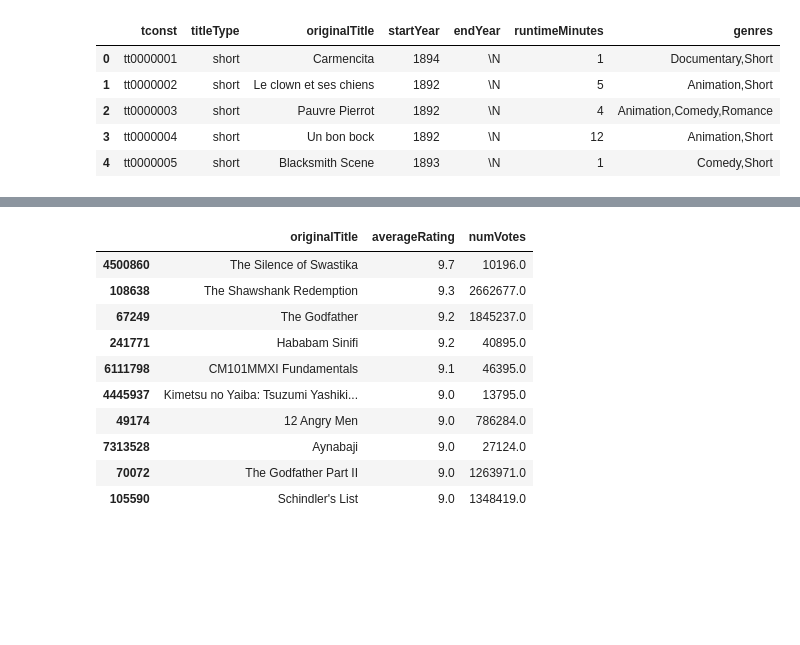
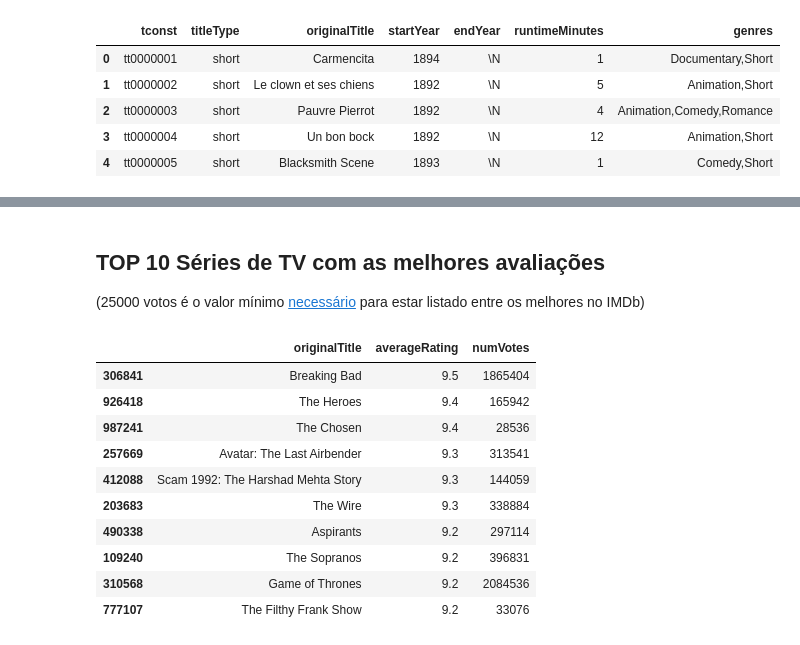
Before and after one commit to LRLeite/Data-Analytics, a Jupyter notebook: IMDb.ipynb, the cells around one changed output, grey strips where cells are left out. Saved outputs shown, nothing was run; the diff lists cells and outputs as text; code cells hidden in the pictures; blank space fills up the shorter version.

```diff
--- a/IMDb.ipynb
+++ b/IMDb.ipynb
@@ -43,4 +59,5 @@ ratings.head()
 # %%
-avaliation = pd.merge(basics[['tconst', 'titleType', 'originalTitle']], ratings[['tconst','averageRating', 'numVotes']], on = 'tconst', how = 'left')
+#Join
+avaliation = pd.merge(basics[['tconst', 'titleType', 'originalTitle', 'startYear', 'runtimeMinutes']].loc[basics.titleType.isin(['movie', 'tvMovie', 'tvSeries'])], ratings[['tconst','averageRating', 'numVotes']], on = 'tconst', how = 'left')
 avaliation.head()
 # %% [output]
@@ -59,0 +89,8 @@ array(['short', 'movie', 'tvSeries', 'tvShort', 'tvMovie', 'tvEpisode',
+# %%
+#Substituir os valores "\\N", para converter as colunas para tipo númerico na sequência
+cols = ['startYear', 'endYear', 'runtimeMinutes']
+avaliation[cols] = basics[cols].replace({'\\N': np.nan})
+# %%
+#Converter colunas para tipo inteiro
+avaliation[['startYear', 'endYear', 'runtimeMinutes']] = avaliation[['startYear', 'endYear', 'runtimeMinutes']].astype('float') #é necessário converter primeiro para float para depois passar para int
+avaliation[['startYear', 'endYear', 'runtimeMinutes', 'numVotes']] = avaliation[['startYear', 'endYear', 'runtimeMinutes', 'numVotes']].astype('Int64')
@@ -62,15 +215,18 @@ array(['short', 'movie', 'tvSeries', 'tvShort', 'tvMovie', 'tvEpisode',
+# %% [markdown]
+## **TOP 10 Séries de TV com as melhores avaliações**
+(25000 votos é o valor mínimo [necessário](https://en.wikipedia.org/wiki/IMDb) para estar listado entre os melhores no IMDb)
 # %%
-avaliation[['originalTitle', 'averageRating', 'numVotes']].loc[(avaliation.titleType == 'movie') & (avaliation.numVotes >= 10000 )].sort_values(by = 'averageRating', ascending = False).head(10)
+avaliation[['originalTitle', 'averageRating', 'numVotes']].loc[(avaliation.titleType == 'tvSeries') & (avaliation.numVotes >= 25000 )].sort_values(by = 'averageRating', ascending = False).head(10)
 # %% [output]
 |  | originalTitle | averageRating | numVotes |
-| 4500860 | The Silence of Swastika | 9.7 | 10196.0 |
-| 108638 | The Shawshank Redemption | 9.3 | 2662677.0 |
-| 67249 | The Godfather | 9.2 | 1845237.0 |
-| 241771 | Hababam Sinifi | 9.2 | 40895.0 |
-| 6111798 | CM101MMXI Fundamentals | 9.1 | 46395.0 |
-| 4445937 | Kimetsu no Yaiba: Tsuzumi Yashiki... | 9.0 | 13795.0 |
-| 49174 | 12 Angry Men | 9.0 | 786284.0 |
-| 7313528 | Aynabaji | 9.0 | 27124.0 |
-| 70072 | The Godfather Part II | 9.0 | 1263971.0 |
-| 105590 | Schindler's List | 9.0 | 1348419.0 |
+| 306841 | Breaking Bad | 9.5 | 1865404 |
+| 926418 | The Heroes | 9.4 | 165942 |
+| 987241 | The Chosen | 9.4 | 28536 |
+| 257669 | Avatar: The Last Airbender | 9.3 | 313541 |
+| 412088 | Scam 1992: The Harshad Mehta Story | 9.3 | 144059 |
+| 203683 | The Wire | 9.3 | 338884 |
+| 490338 | Aspirants | 9.2 | 297114 |
+| 109240 | The Sopranos | 9.2 | 396831 |
+| 310568 | Game of Thrones | 9.2 | 2084536 |
+| 777107 | The Filthy Frank Show | 9.2 | 33076 |
 # %% [markdown]
```
Also changed, not shown: parts of 29 cells of this notebook.
